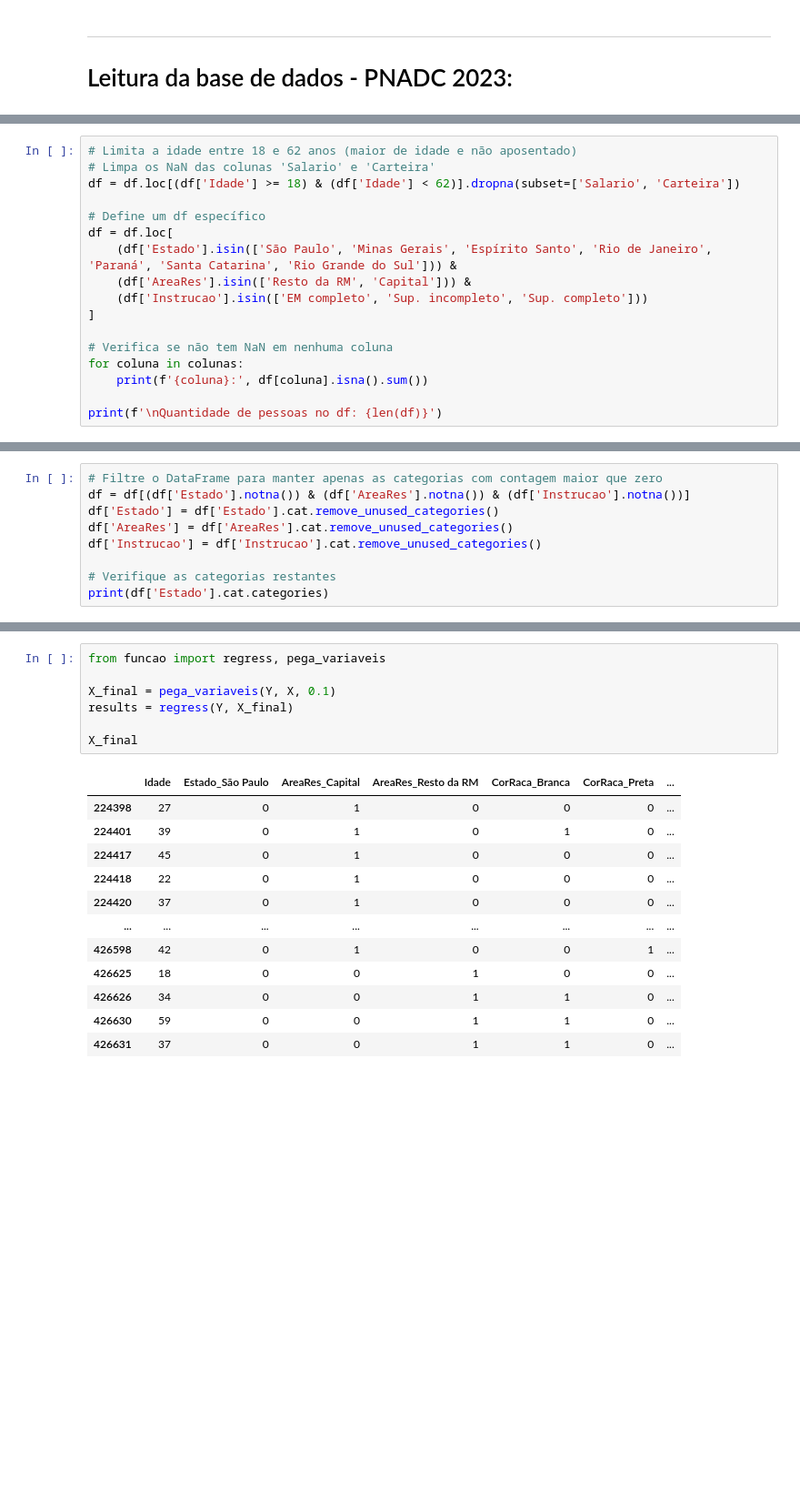
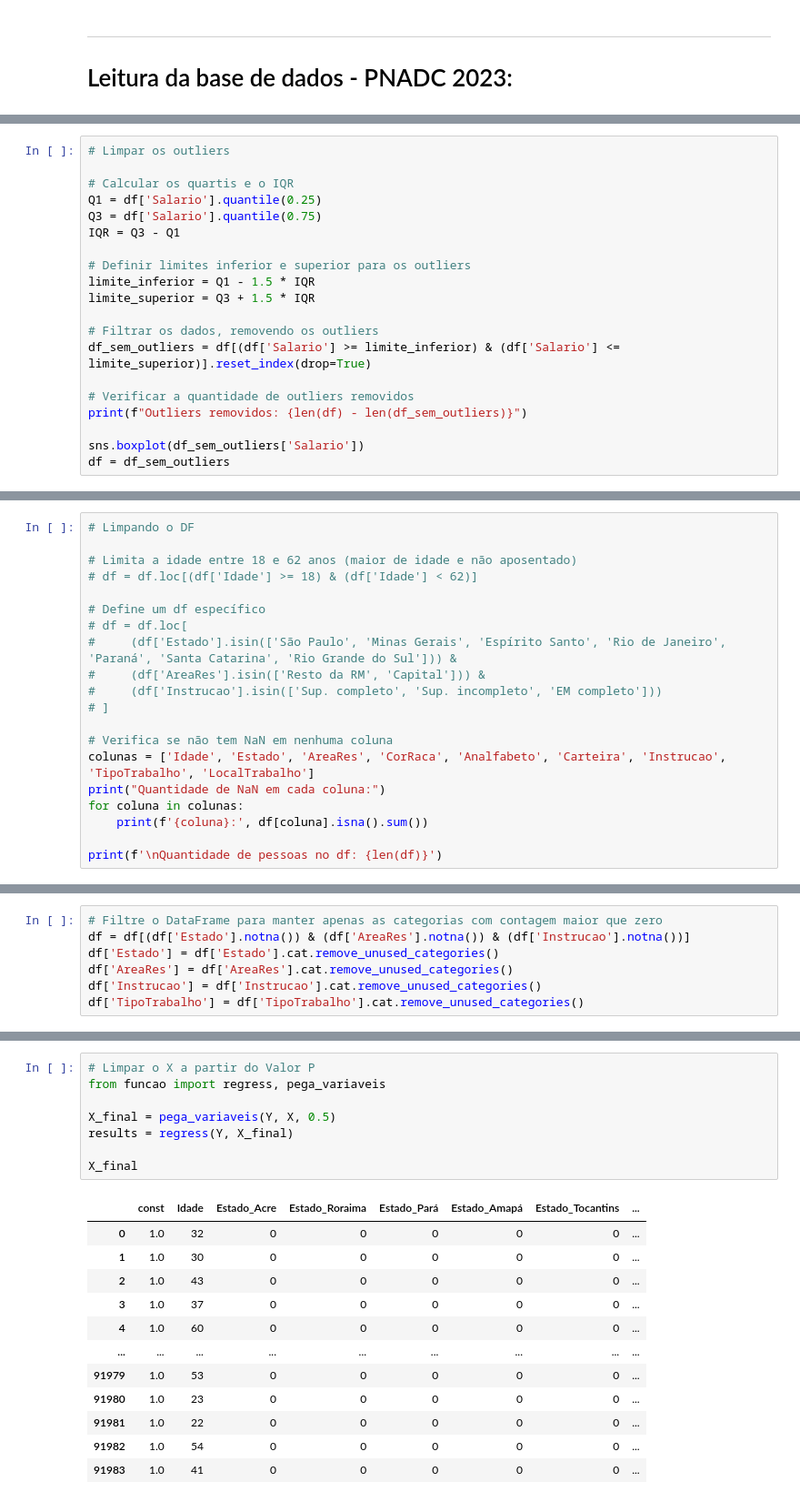
Before and after one commit to leomccormick/projeto3_CDados, a Jupyter notebook: Projeto_3.ipynb, the cells around one changed output, grey strips where cells are left out. Shown at 91% size. Drawn from its saved outputs; the diff is of its cells as text; blank space fills up the shorter version.

```diff
--- a/Projeto_3.ipynb
+++ b/Projeto_3.ipynb
@@ -74,0 +79,20 @@ print(len(df))
+# %%
+# Limpar os outliers
+
+# Calcular os quartis e o IQR
+Q1 = df['Salario'].quantile(0.25)
+Q3 = df['Salario'].quantile(0.75)
+IQR = Q3 - Q1
+
+# Definir limites inferior e superior para os outliers
+limite_inferior = Q1 - 1.5 * IQR
+limite_superior = Q3 + 1.5 * IQR
+
+# Filtrar os dados, removendo os outliers
+df_sem_outliers = df[(df['Salario'] >= limite_inferior) & (df['Salario'] <= limite_superior)].reset_index(drop=True)
+
+# Verificar a quantidade de outliers removidos
+print(f"Outliers removidos: {len(df) - len(df_sem_outliers)}")
+
+sns.boxplot(df_sem_outliers['Salario'])
+df = df_sem_outliers
@@ -139,16 +166,19 @@ df['Instrucao'] = df['Instrucao'].cat.rename_categories({
 # %%
+# Limpando o DF
+
 # Limita a idade entre 18 e 62 anos (maior de idade e não aposentado)
-# Limpa os NaN das colunas 'Salario' e 'Carteira'
-df = df.loc[(df['Idade'] >= 18) & (df['Idade'] < 62)].dropna(subset=['Salario', 'Carteira'])
+# df = df.loc[(df['Idade'] >= 18) & (df['Idade'] < 62)]
 
 # Define um df específico
-df = df.loc[
-    (df['Estado'].isin(['São Paulo', 'Minas Gerais', 'Espírito Santo', 'Rio de Janeiro', 'Paraná', 'Santa Catarina', 'Rio Grande do Sul'])) &
-    (df['AreaRes'].isin(['Resto da RM', 'Capital'])) &
-    (df['Instrucao'].isin(['EM completo', 'Sup. incompleto', 'Sup. completo']))
-]
+# df = df.loc[
+#     (df['Estado'].isin(['São Paulo', 'Minas Gerais', 'Espírito Santo', 'Rio de Janeiro', 'Paraná', 'Santa Catarina', 'Rio Grande do Sul'])) &
+#     (df['AreaRes'].isin(['Resto da RM', 'Capital'])) &
+#     (df['Instrucao'].isin(['Sup. completo', 'Sup. incompleto', 'EM completo']))
+# ]
 
 # Verifica se não tem NaN em nenhuma coluna
+colunas = ['Idade', 'Estado', 'AreaRes', 'CorRaca', 'Analfabeto', 'Carteira', 'Instrucao', 'TipoTrabalho', 'LocalTrabalho']
+print("Quantidade de NaN em cada coluna:")
 for coluna in colunas:
     print(f'{coluna}:', df[coluna].isna().sum())
 
@@ -168,6 +202,4 @@ df = df[(df['Estado'].notna()) & (df['AreaRes'].notna()) & (df['Instrucao'].notn
 df['Estado'] = df['Estado'].cat.remove_unused_categories()
 df['AreaRes'] = df['AreaRes'].cat.remove_unused_categories()
 df['Instrucao'] = df['Instrucao'].cat.remove_unused_categories()
-
-# Verifique as categorias restantes
-print(df['Estado'].cat.categories)
+df['TipoTrabalho'] = df['TipoTrabalho'].cat.remove_unused_categories()
@@ -205,20 +218,21 @@ df
 # %%
+# Limpar o X a partir do Valor P
 from funcao import regress, pega_variaveis
 
-X_final = pega_variaveis(Y, X, 0.1)
+X_final = pega_variaveis(Y, X, 0.5)
 results = regress(Y, X_final)
 
 X_final
 # %% [output]
-|  | Idade | Estado_São Paulo | AreaRes_Capital | AreaRes_Resto da RM | CorRaca_Branca | CorRaca_Preta | ... |
-| 224398 | 27 | 0 | 1 | 0 | 0 | 0 | ... |
-| 224401 | 39 | 0 | 1 | 0 | 1 | 0 | ... |
-| 224417 | 45 | 0 | 1 | 0 | 0 | 0 | ... |
-| 224418 | 22 | 0 | 1 | 0 | 0 | 0 | ... |
-| 224420 | 37 | 0 | 1 | 0 | 0 | 0 | ... |
-| ... | ... | ... | ... | ... | ... | ... | ... |
-| 426598 | 42 | 0 | 1 | 0 | 0 | 1 | ... |
-| 426625 | 18 | 0 | 0 | 1 | 0 | 0 | ... |
-| 426626 | 34 | 0 | 0 | 1 | 1 | 0 | ... |
-| 426630 | 59 | 0 | 0 | 1 | 1 | 0 | ... |
-| 426631 | 37 | 0 | 0 | 1 | 1 | 0 | ... |
+|  | const | Idade | Estado_Acre | Estado_Roraima | Estado_Pará | Estado_Amapá | Estado_Tocantins | ... |
+| 0 | 1.0 | 32 | 0 | 0 | 0 | 0 | 0 | ... |
+| 1 | 1.0 | 30 | 0 | 0 | 0 | 0 | 0 | ... |
+| 2 | 1.0 | 43 | 0 | 0 | 0 | 0 | 0 | ... |
+| 3 | 1.0 | 37 | 0 | 0 | 0 | 0 | 0 | ... |
+| 4 | 1.0 | 60 | 0 | 0 | 0 | 0 | 0 | ... |
+| ... | ... | ... | ... | ... | ... | ... | ... | ... |
+| 91979 | 1.0 | 53 | 0 | 0 | 0 | 0 | 0 | ... |
+| 91980 | 1.0 | 23 | 0 | 0 | 0 | 0 | 0 | ... |
+| 91981 | 1.0 | 22 | 0 | 0 | 0 | 0 | 0 | ... |
+| 91982 | 1.0 | 54 | 0 | 0 | 0 | 0 | 0 | ... |
+| 91983 | 1.0 | 41 | 0 | 0 | 0 | 0 | 0 | ... |
```
Also changed, not shown: parts of 21 cells of this notebook, 7 other files.
